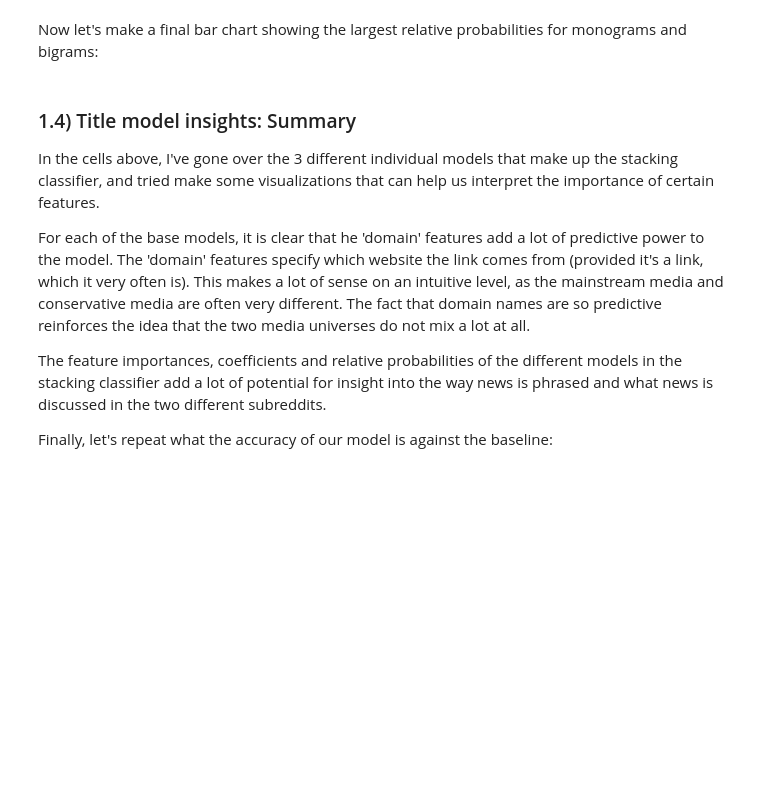
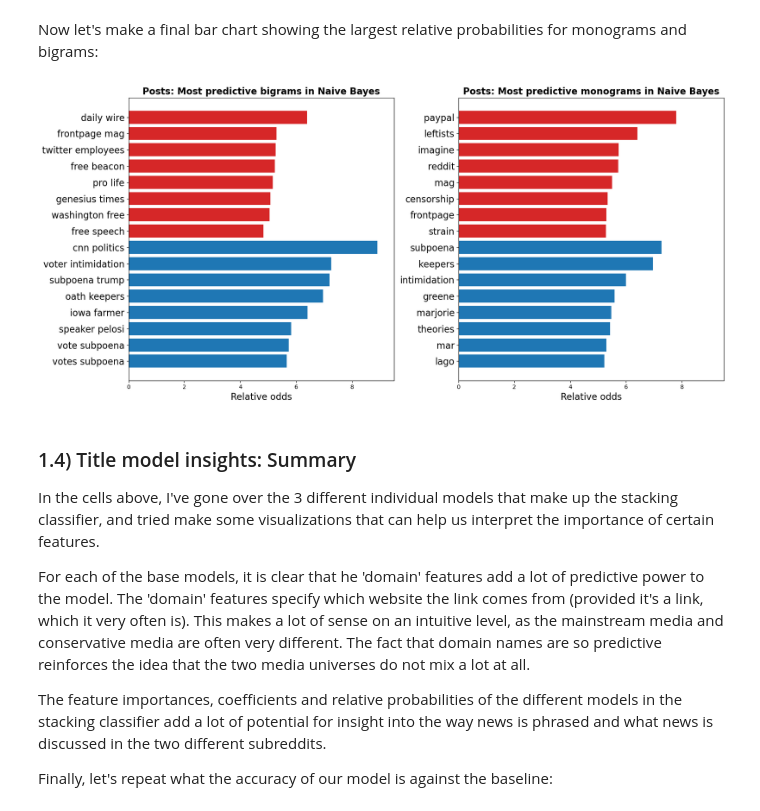
Before and after one commit to martijndevries/NLP_Reddit, a Jupyter notebook: code/model_insights_conclusions.ipynb, the cells around one changed output. Cells and saved outputs as stored; diff of their text form; code cells hidden in the pictures; blank space fills up the shorter version.

```diff
--- a/code/model_insights_conclusions.ipynb
+++ b/code/model_insights_conclusions.ipynb
@@ -307,24 +351,27 @@ def make_barplot_nb(ax, wl, val_c, val_p, label_c, label_p):
     val_c = [1/x for x in val_c]
     ax.barh(yl, val_c[:wl] + val_p[:wl], color=clr)
     ax.set_yticks(yl)
-    ax.set_yticklabels(labels=label_c[:wl] + label_p[:wl], fontsize=12)
+    ax.set_yticklabels(labels=label_c[:wl] + label_p[:wl], fontsize=16)
     ax.invert_yaxis()
-    ax.set_xlabel('Relative odds', fontsize=12)
+    ax.set_xlabel('Relative odds', fontsize=16)
     return
 # %%
 fig, (ax1, ax2) = plt.subplots(1, 2, figsize=(17, 8))
 
 make_barplot_nb(ax2, 8, hi_mono_imp_c, hi_mono_imp_p, hi_mono_names_c, hi_mono_names_p)
 make_barplot_nb(ax1, 8, hi_bi_imp_c, hi_bi_imp_p, hi_bi_names_c, hi_bi_names_p)
 
-ax1.set_title('Posts: Most predictive bigrams in Naive Bayes', fontweight='bold', fontsize=14)
-ax2.set_title('Posts: Most predictive monograms in Naive Bayes', fontweight='bold', fontsize=14)
+ax1.set_title('Posts: Most predictive bigrams in Naive Bayes', fontweight='bold', fontsize=16)
+ax2.set_title('Posts: Most predictive monograms in Naive Bayes', fontweight='bold', fontsize=16)
 ax1.set_xlim(0, 9.5)
 ax2.set_xlim(0, 9.5)
+fig.tight_layout()
 fig.savefig('../figures/sub_nb_features.png', dpi=300)
 
 
 plt.show()
+# %% [output]
+[figure, added]
 # %% [markdown]
 ### 1.4) Title model insights: Summary
 
```
Also changed, not shown: parts of 25 cells of this notebook, 2 other files.
